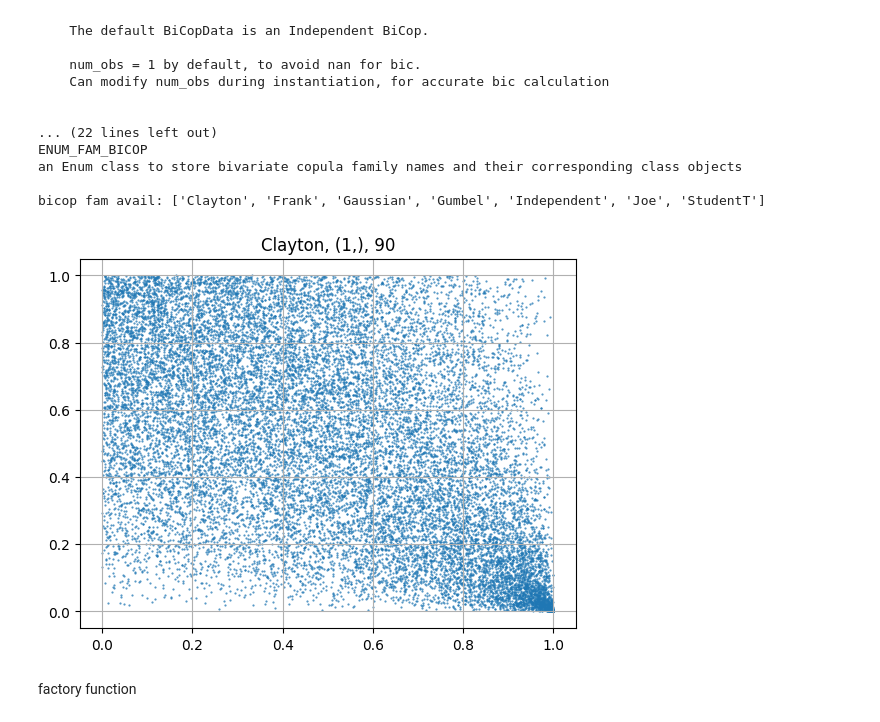
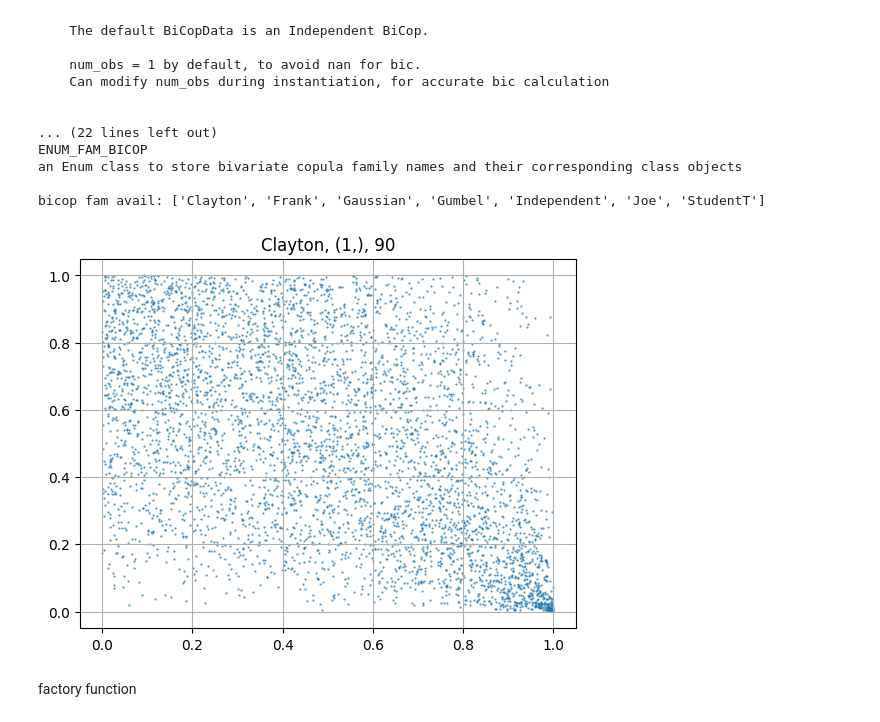
Before and after one commit to TY-Cheng/torchvinecopulib, a Jupyter notebook: examples/bicop.ipynb, the cells around one changed output. Cells and saved outputs as stored; diff of their text form; code cells hidden in the pictures.

```diff
--- a/examples/bicop.ipynb
+++ b/examples/bicop.ipynb
@@ -44,13 +44,13 @@ bicop fam avail: ['Clayton', 'Frank', 'Gaussian', 'Gumbel', 'Independent', 'Joe'
 # %%
 # simulate from a bcp with given family, parameter, rotation
 fam, par, rot = "Clayton", (1,), 90
-V_bcp = tvc.bicop.DataBiCop(fam=fam, par=par, rot=rot).sim(num_sim=20000, device=DEVICE, seed=0)
+V_bcp = tvc.bicop.DataBiCop(fam=fam, par=par, rot=rot).sim(num_sim=5000, device=DEVICE, seed=0)
 # visualization
 plt.scatter(*V_bcp.T.cpu(), s=0.3, alpha=0.8)
 plt.title(f"{fam}, {par}, {rot}")
 plt.grid()
 # %% [output]
-[figure, old version]
+[figure, new version]
 # %% [markdown]
 factory function
 # %%
```
Also changed, not shown: parts of 2 cells of this notebook, 12 other files.
